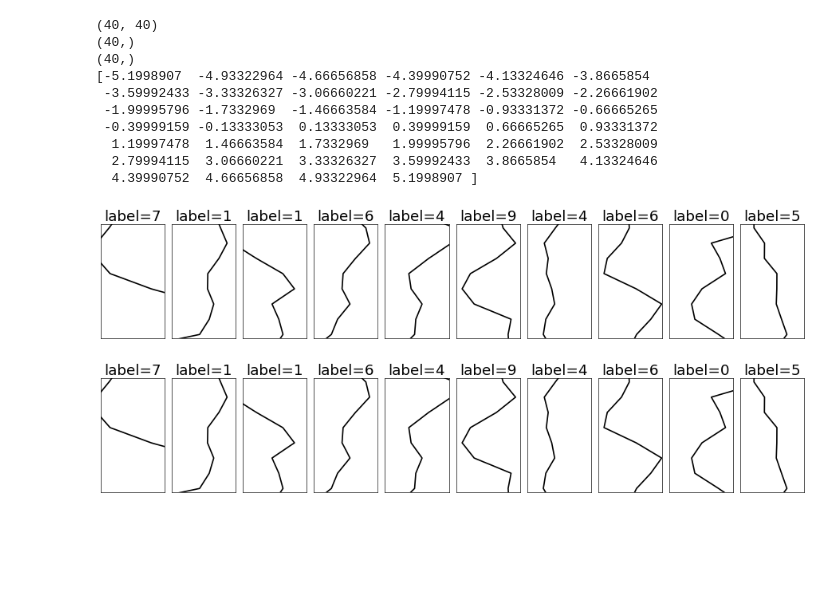
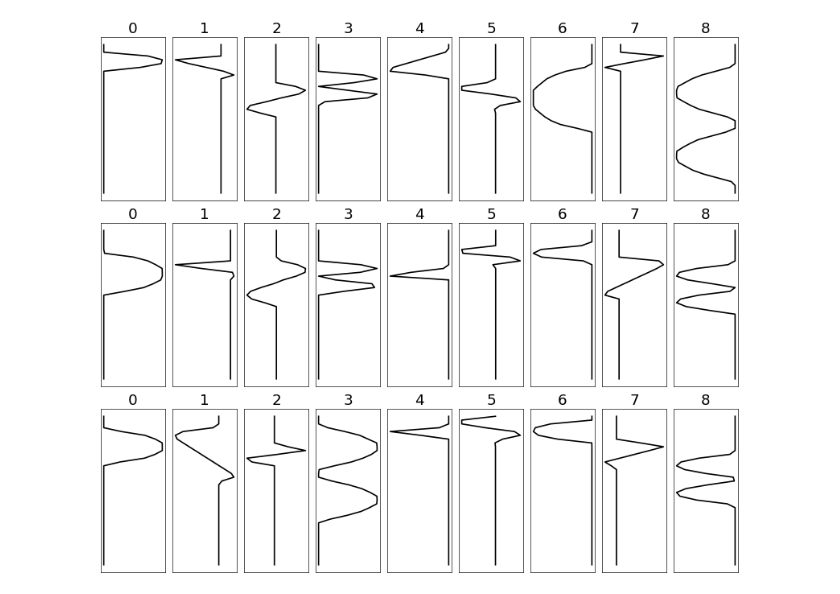
Before and after one commit to sgol13/tudelft-formal-methods-reluplex-extension, a Jupyter notebook: model.ipynb, the cells around one changed output. Saved outputs shown, nothing was run; the diff lists cells and outputs as text; code cells hidden in the pictures; blank space fills up the shorter version.

Commit message:
visualize dataset

```diff
--- a/model.ipynb
+++ b/model.ipynb
@@ -3,49 +3,66 @@ from mnist1d import plot_signals
 from mnist1d.data import make_dataset, ObjectView
 # %%
-def visualize_mnist_1d(x, y, t, num=10):
-    import matplotlib.pyplot as plt
-    fig, axes = plt.subplots(num, 1, figsize=(6,num*2))
-    for i in range(num):
-        axes[i].plot(t, x[i])
-        axes[i].set_title(f'Label: {y[i]}')
-    plt.tight_layout()
+def select_samples(xs, ys, num):
+    buckets = {i: [] for i in range(10)}
+    class_counts = {i: 0 for i in range(10)}
+
+    for x, y in zip(xs, ys):
+        if class_counts[y] < num:
+            buckets[y].append(x)
+            class_counts[y] += 1
+
+            if all(count == num for count in class_counts.values()):
+                break
+
+    selected_xs = [x for digit in range(10) for x in buckets[digit]]
+    selected_ys = [digit for digit in range(10) for _ in buckets[digit]]
+
+    return selected_xs, selected_ys
+
+
+def visualize_mnist_1d(xs, ys, t, num=3):
+    xs, ys = select_samples(xs, ys, num=num)
+
+    rows, cols = 3, 9
+    ratio = 2.6
+    fig = plt.figure(figsize=[cols * 1.5, rows * 1.5 * ratio], dpi=60)
+
+    for r in range(rows):
+        for c in range(cols):
+            ix = c * rows + r
+            x = xs[ix]
+            ax = fig.add_subplot(rows, cols, r * cols + c + 1)
+
+            ax.plot(x, t, 'k-', linewidth=2)
+            ax.set_title(str(ys[ix]), fontsize=22)
+
+            ax.invert_yaxis()
+            ax.set_xticks([]), ax.set_yticks([])
+
+    fig.subplots_adjust(wspace=0, hspace=0)
+    fig.tight_layout()
     plt.show()
 
 
 dataset_args = ObjectView({
     'num_samples': 50,
     'train_split': 0.8,
     'template_len': 12,
-    'padding': [36, 60],
-    'scale_coeff': .4,
-    'max_translation': 48,
-    'corr_noise_scale': 0.25,
-    'iid_noise_scale': 2e-2,
-    'shear_scale': 0.75,
+    'padding': [0, 100],
+    'scale_coeff': 0,
+    'max_translation': 30,
+    'corr_noise_scale': 0,
+    'iid_noise_scale': 0,
+    'shear_scale': 0,
     'shuffle_seq': False,
     'final_seq_length': 40,
     'seed': 42,
 })
 
 data = make_dataset(dataset_args)
 
 x, y, t = data['x'], data['y'], data['t']
-print(x.shape)
-print(y.shape)
-print(t.shape)
-print(t)
 
-plot_signals(x[:20], t, labels=y[:20], ratio=2)
+visualize_mnist_1d(x, y, t)
 # %% [output]
-(40, 40)
-(40,)
-(40,)
-[-5.1998907  -4.93322964 -4.66656858 -4.39990752 -4.13324646 -3.8665854
- -3.59992433 -3.33326327 -3.06660221 -2.79994115 -2.53328009 -2.26661902
- -1.99995796 -1.7332969  -1.46663584 -1.19997478 -0.93331372 -0.66665265
- -0.39999159 -0.13333053  0.13333053  0.39999159  0.66665265  0.93331372
-  1.19997478  1.46663584  1.7332969   1.99995796  2.26661902  2.53328009
-  2.79994115  3.06660221  3.33326327  3.59992433  3.8665854   4.13324646
-  4.39990752  4.66656858  4.93322964  5.1998907 ]
-[figure, old version]
+[figure, new version]
-[figure, removed]
```
Also changed, not shown: parts of 1 cell of this notebook.
